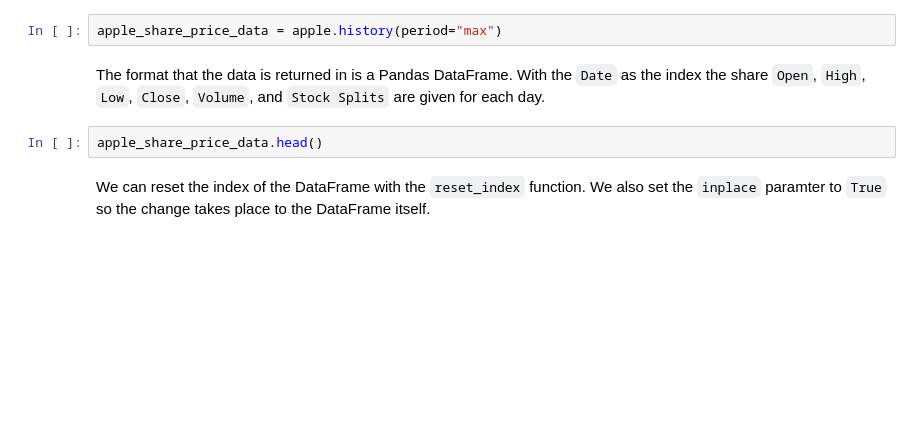
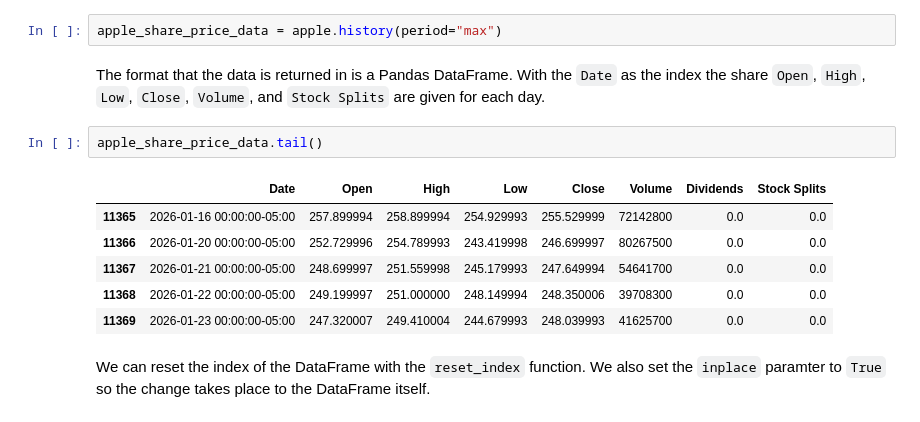
Before and after one commit to tanvirahmed1732/My-Learnings, a Jupyter notebook: Python Project for Data Science/Module 1/06 Extracting Stock Data Using a Python Library Final-Assignment Library-v2.ipynb, the cells around one changed output. Saved outputs shown, nothing was run; the diff lists cells and outputs as text; blank space fills up the shorter version.

Commit message:
extracting stock data using yfinance

```diff
--- a/Python Project for Data Science/Module 1/06 Extracting Stock Data Using a Python Library Final-Assignment Library-v2.ipynb
+++ b/Python Project for Data Science/Module 1/06 Extracting Stock Data Using a Python Library Final-Assignment Library-v2.ipynb
@@ -66,7 +110,14 @@ apple_share_price_data = apple.history(period="max")
 # %% [markdown]
 The format that the data is returned in is a Pandas DataFrame. With the `Date` as the index the share `Open`, `High`, `Low`, `Close`, `Volume`, and `Stock Splits` are given for each day.
 # %%
-apple_share_price_data.head()
+apple_share_price_data.tail()
+# %% [output]
+|  | Date | Open | High | Low | Close | Volume | Dividends | Stock Splits |
+| 11365 | 2026-01-16 00:00:00-05:00 | 257.899994 | 258.899994 | 254.929993 | 255.529999 | 72142800 | 0.0 | 0.0 |
+| 11366 | 2026-01-20 00:00:00-05:00 | 252.729996 | 254.789993 | 243.419998 | 246.699997 | 80267500 | 0.0 | 0.0 |
+| 11367 | 2026-01-21 00:00:00-05:00 | 248.699997 | 251.559998 | 245.179993 | 247.649994 | 54641700 | 0.0 | 0.0 |
+| 11368 | 2026-01-22 00:00:00-05:00 | 249.199997 | 251.000000 | 248.149994 | 248.350006 | 39708300 | 0.0 | 0.0 |
+| 11369 | 2026-01-23 00:00:00-05:00 | 247.320007 | 249.410004 | 244.679993 | 248.039993 | 41625700 | 0.0 | 0.0 |
 # %% [markdown]
 We can reset the index of the DataFrame with the `reset_index` function. We also set the `inplace` paramter to `True` so the change takes place to the DataFrame itself.
 # %%
```
Also changed, not shown: parts of 13 cells of this notebook.
